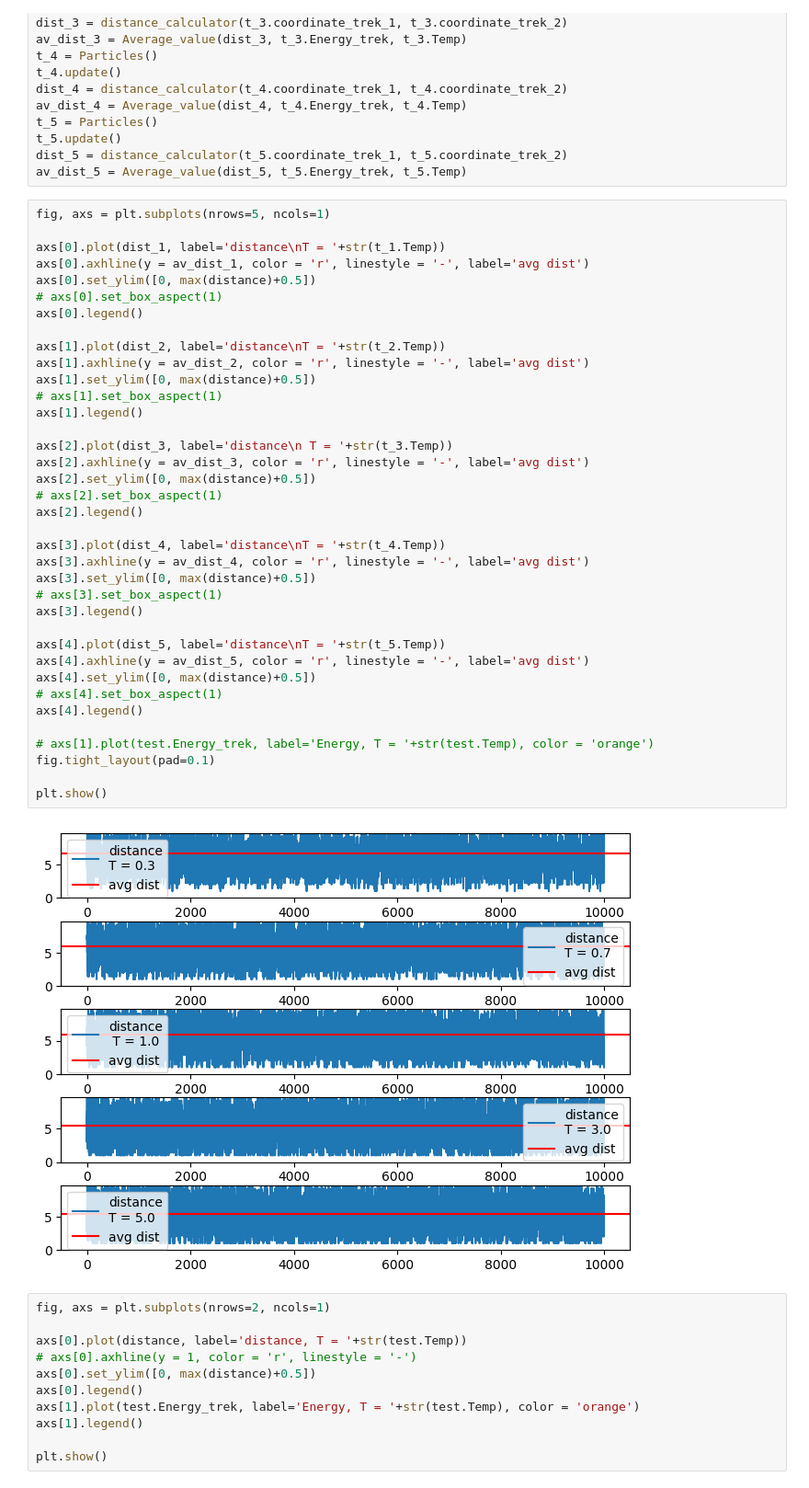
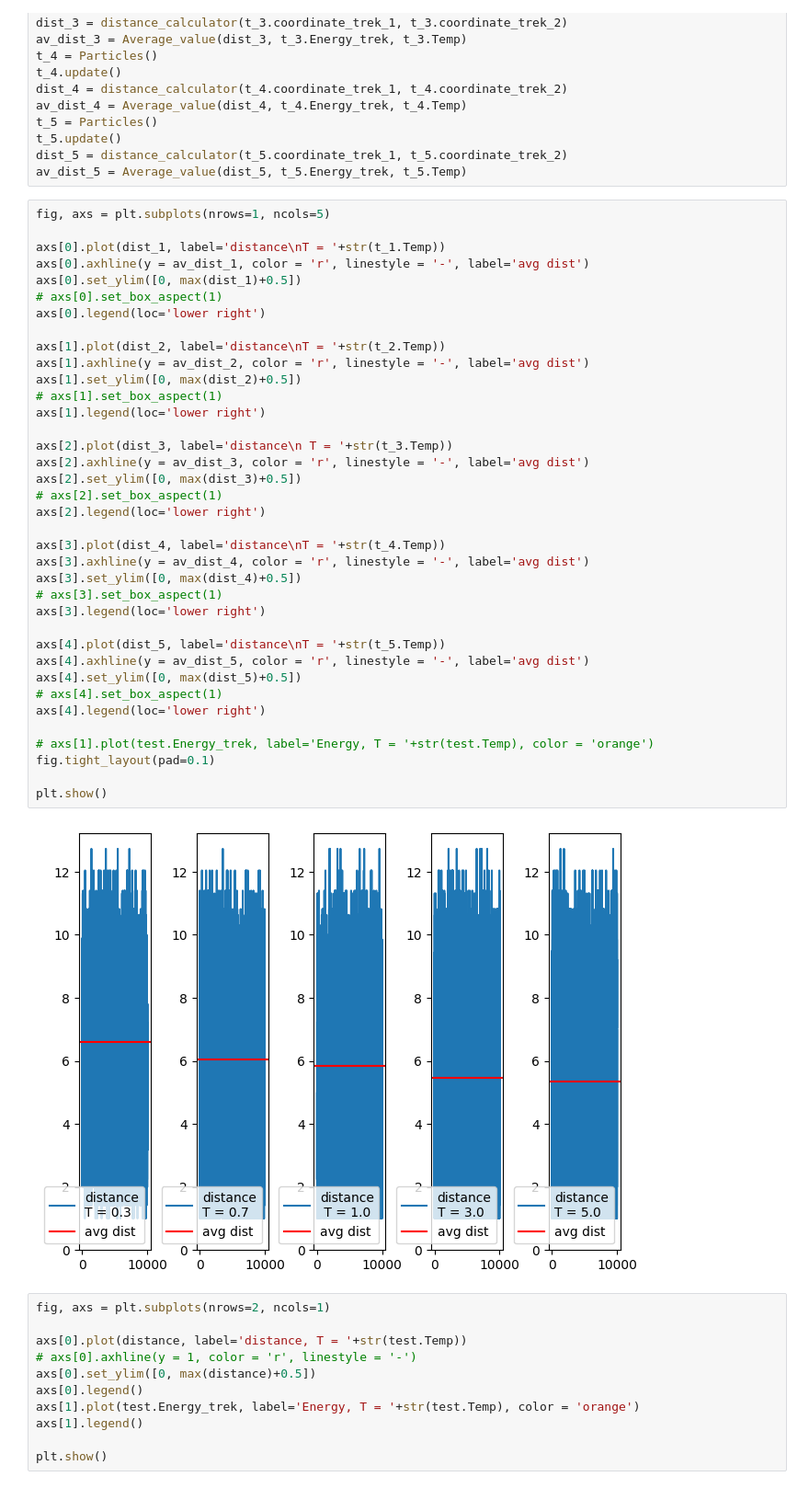
Before and after one commit to Onelightayear/2D-lattice-MC, a Jupyter notebook: 2d array 2 particles.ipynb, the cells around one changed output. Shown at 92% size. Drawn from its saved outputs; the diff is of its cells as text.

```diff
--- a/2d array 2 particles.ipynb
+++ b/2d array 2 particles.ipynb
@@ -160,44 +162,44 @@ t_5.update()
 dist_5 = distance_calculator(t_5.coordinate_trek_1, t_5.coordinate_trek_2)
 av_dist_5 = Average_value(dist_5, t_5.Energy_trek, t_5.Temp)
 # %%
-fig, axs = plt.subplots(nrows=5, ncols=1)
+fig, axs = plt.subplots(nrows=1, ncols=5)
 
 axs[0].plot(dist_1, label='distance\nT = '+str(t_1.Temp))
 axs[0].axhline(y = av_dist_1, color = 'r', linestyle = '-', label='avg dist')
-axs[0].set_ylim([0, max(distance)+0.5])
+axs[0].set_ylim([0, max(dist_1)+0.5])
 # axs[0].set_box_aspect(1)
-axs[0].legend()
+axs[0].legend(loc='lower right')
 
 axs[1].plot(dist_2, label='distance\nT = '+str(t_2.Temp))
 axs[1].axhline(y = av_dist_2, color = 'r', linestyle = '-', label='avg dist')
-axs[1].set_ylim([0, max(distance)+0.5])
+axs[1].set_ylim([0, max(dist_2)+0.5])
 # axs[1].set_box_aspect(1)
-axs[1].legend()
+axs[1].legend(loc='lower right')
 
 axs[2].plot(dist_3, label='distance\n T = '+str(t_3.Temp))
 axs[2].axhline(y = av_dist_3, color = 'r', linestyle = '-', label='avg dist')
-axs[2].set_ylim([0, max(distance)+0.5])
+axs[2].set_ylim([0, max(dist_3)+0.5])
 # axs[2].set_box_aspect(1)
-axs[2].legend()
+axs[2].legend(loc='lower right')
 
 axs[3].plot(dist_4, label='distance\nT = '+str(t_4.Temp))
 axs[3].axhline(y = av_dist_4, color = 'r', linestyle = '-', label='avg dist')
-axs[3].set_ylim([0, max(distance)+0.5])
+axs[3].set_ylim([0, max(dist_4)+0.5])
 # axs[3].set_box_aspect(1)
-axs[3].legend()
+axs[3].legend(loc='lower right')
 
 axs[4].plot(dist_5, label='distance\nT = '+str(t_5.Temp))
 axs[4].axhline(y = av_dist_5, color = 'r', linestyle = '-', label='avg dist')
-axs[4].set_ylim([0, max(distance)+0.5])
+axs[4].set_ylim([0, max(dist_5)+0.5])
 # axs[4].set_box_aspect(1)
-axs[4].legend()
+axs[4].legend(loc='lower right')
 
 # axs[1].plot(test.Energy_trek, label='Energy, T = '+str(test.Temp), color = 'orange')
 fig.tight_layout(pad=0.1)
 
 plt.show()
 # %% [output]
-[figure, old version]
+[figure, new version]
 # %%
 fig, axs = plt.subplots(nrows=2, ncols=1)
 
```
Also changed, not shown: parts of 3 cells of this notebook, 5 other files.
